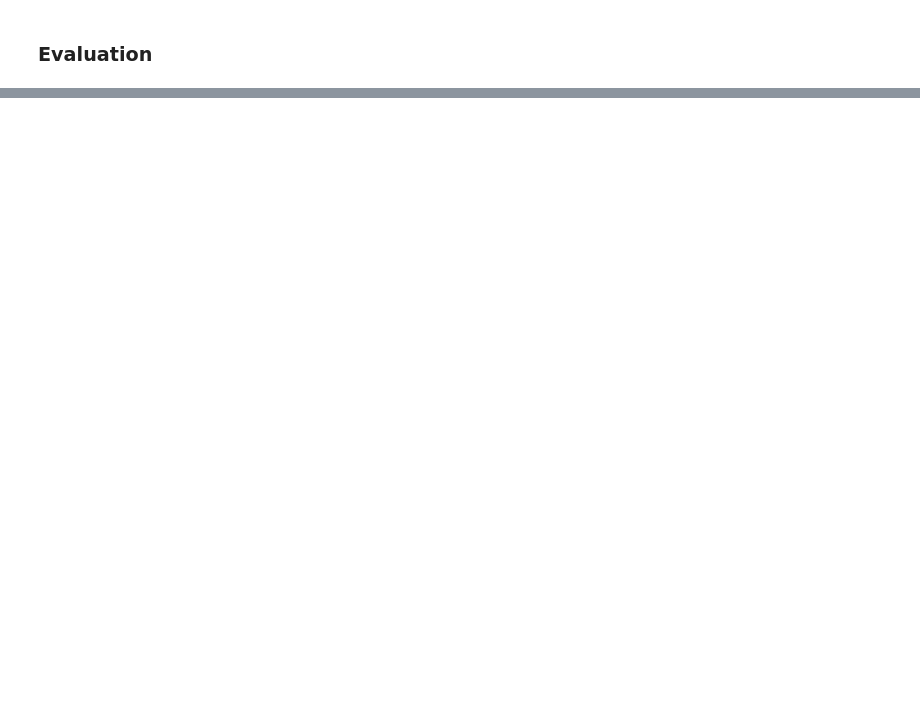
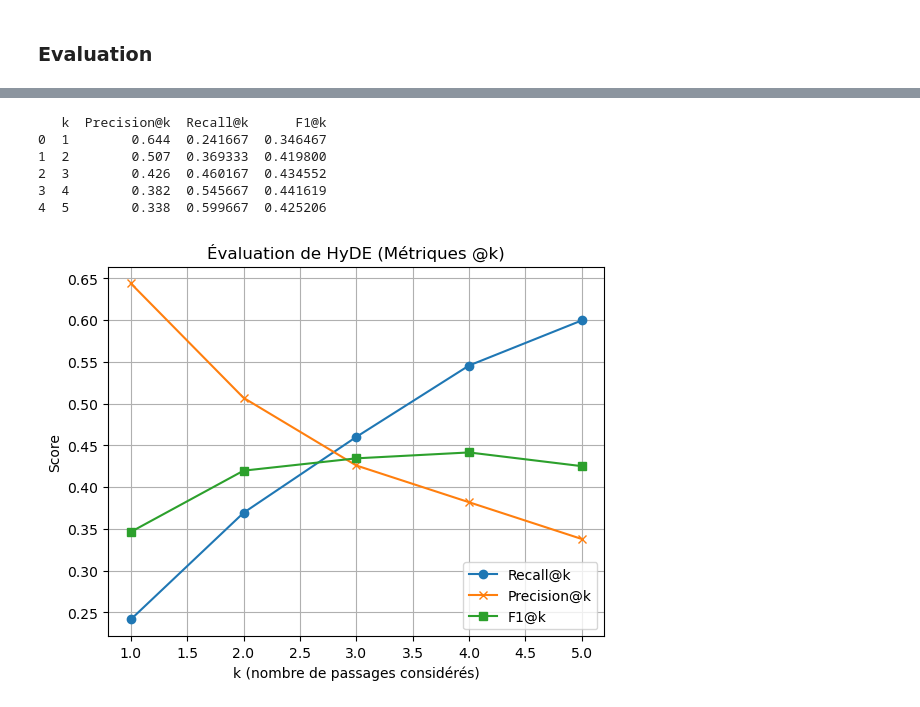
Before and after one commit to mohamedali05/Projet-INF8225, a Jupyter notebook: INF8225_Projet_Hyde.ipynb, the cells around one changed output, grey strips where cells are left out. Saved outputs shown, nothing was run; the diff lists cells and outputs as text; code cells hidden in the pictures; blank space fills up the shorter version.

```diff
--- a/INF8225_Projet_Encoder_Part.ipynb
+++ b/INF8225_Projet_Hyde.ipynb
@@ -352,5 +79,2 @@ train_contrastive_encoder(
 # %% [markdown]
 ### Stockage dans FAISS
-# %%
-# Chargement de poids
-emb_model.load_state_dict(torch.load("models_encoder/fine_tuned_model_weights_epoch_8.pth"))
@@ -373,0 +137,22 @@ def retrieve_top_k_passages_faiss(questions: list, vector_index: faiss.IndexFlat
+# %%
+def generate_hypothetical_doc(question, model, tokenizer, max_new_tokens=256):
+    prompt = (
+    "Give a very detailed answer to the question.\n"
+    f"Question: {question}\n\nAnswer:"
+    )
+
+    inputs = tokenizer(prompt, return_tensors="pt").to(model.device)
+
+    output = model.generate(
+        **inputs,
+        max_new_tokens=max_new_tokens,
+        eos_token_id=tokenizer.eos_token_id if tokenizer.eos_token_id else None
+    )
+
+    result = tokenizer.decode(output[0], skip_special_tokens=True).split("Answer:")[-1].strip()
+    print(result)
+
+    return result
+# %%
+hyde_docs = [generate_hypothetical_doc(q, hyde_model, hyde_tokenizer) for q in questions_v]
+print(hyde_docs)
@@ -442,0 +277,29 @@ recall at 5 = 0.805
+# %%
+metrics_df = pd.DataFrame({
+    'k': list(range(1, 6)),
+    'Precision@k': precision,
+    'Recall@k': recall,
+    'F1@k': f1_scores
+})
+
+print(metrics_df)
+# %% [output]
+   k  Precision@k  Recall@k      F1@k
+0  1        0.644  0.241667  0.346467
+1  2        0.507  0.369333  0.419800
+2  3        0.426  0.460167  0.434552
+3  4        0.382  0.545667  0.441619
+4  5        0.338  0.599667  0.425206
+# %%
+plt.plot(metrics_df['k'], metrics_df['Recall@k'], marker='o', label='Recall@k')
+plt.plot(metrics_df['k'], metrics_df['Precision@k'], marker='x', label='Precision@k')
+plt.plot(metrics_df['k'], metrics_df['F1@k'], marker='s', label='F1@k')
+plt.xlabel('k (nombre de passages considérés)')
+plt.ylabel('Score')
+plt.title('Évaluation de HyDE (Métriques @k)')
+plt.legend()
+plt.grid(True)
+plt.savefig('evaluation_rag_hyde.png', dpi=300, bbox_inches='tight')
+plt.show()
+# %% [output]
+[figure, added]
```
Also changed, not shown: parts of 17 cells of this notebook, 15 other files.
